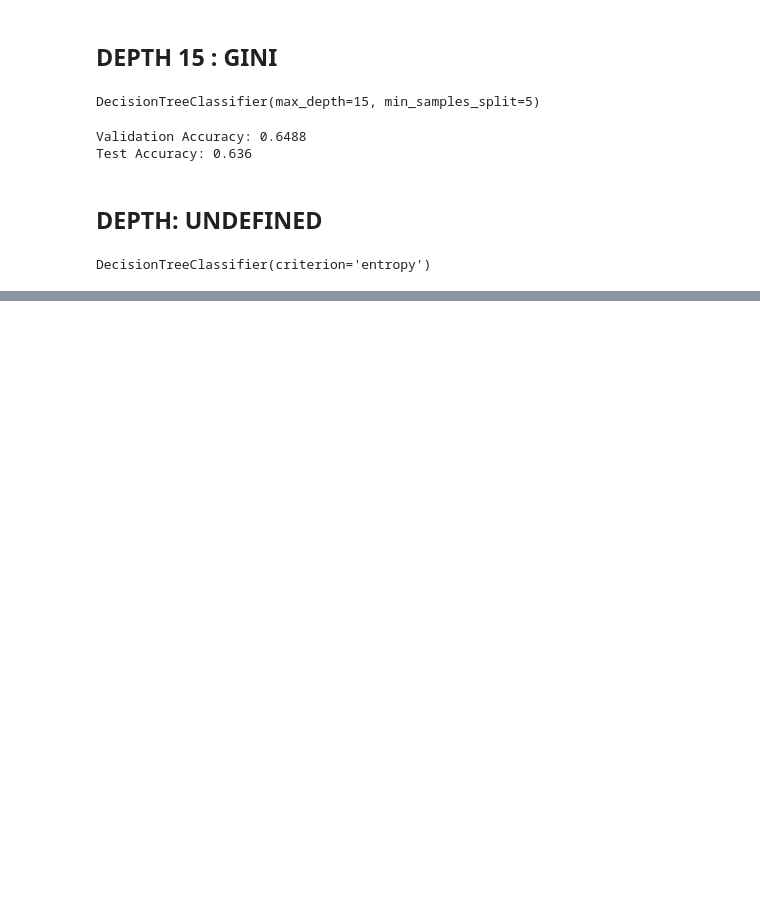
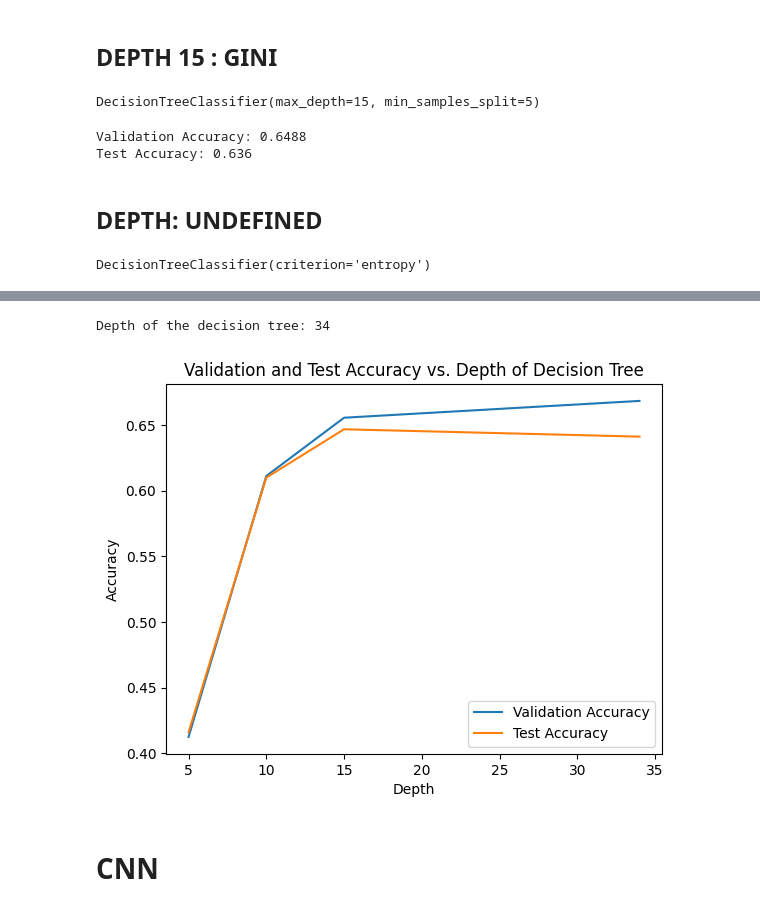
Before and after one commit to Snehee2901/Cancer-Classification, a Jupyter notebook: Project.ipynb, the cells around one changed output, grey strips where cells are left out. Cells and saved outputs as stored; diff of their text form; code cells hidden in the pictures; blank space fills up the shorter version.

Commit message:
Decision tree with plot

```diff
--- a/Project.ipynb
+++ b/Project.ipynb
@@ -304,8 +234,0 @@ print(len(X[0]))
-# %%
-X = train_generator.next()[0]  # Get the image data (features)
-y = train_generator.classes  # Get the corresponding labels
-
-# Reshape the image data to a 2D array
-num_samples = X.shape[0]
-X = X.reshape(num_samples, -1)  # Reshape to (num_samples, flattened_image_size)
-print(len(X))
@@ -435,13 +368,13 @@ clf3.fit(trainX,trainY)
 # %% [output]
 DecisionTreeClassifier(criterion='entropy', max_depth=15, min_samples_split=5)
 # %%
-y_val_pred = clf3.predict(validationX)
-val_accuracy = accuracy_score(validationY, y_val_pred)
+y_val_pred3 = clf3.predict(validationX)
+val_accuracy3 = accuracy_score(validationY, y_val_pred3)
 
 # Evaluate the model on the test set
-y_test_pred = clf3.predict(testX)
-test_accuracy = accuracy_score(testY, y_test_pred)
+y_test_pred3 = clf3.predict(testX)
+test_accuracy3 = accuracy_score(testY, y_test_pred3)
 
-print("Validation Accuracy:", val_accuracy)
-print("Test Accuracy:", test_accuracy)
+print("Validation Accuracy:", val_accuracy3)
+print("Test Accuracy:", test_accuracy3)
 # %% [output]
@@ -475,13 +424,13 @@ clf.fit(trainX,trainY)
 # %% [output]
 DecisionTreeClassifier(criterion='entropy')
 # %%
-y_val_pred = clf.predict(validationX)
-val_accuracy = accuracy_score(validationY, y_val_pred)
+y_val_pred4 = clf.predict(validationX)
+val_accuracy4 = accuracy_score(validationY, y_val_pred4)
 
 # Evaluate the model on the test set
-y_test_pred = clf.predict(testX)
-test_accuracy = accuracy_score(testY, y_test_pred)
+y_test_pred4 = clf.predict(testX)
+test_accuracy4 = accuracy_score(testY, y_test_pred4)
 
-print("Validation Accuracy:", val_accuracy)
-print("Test Accuracy:", test_accuracy)
+print("Validation Accuracy:", val_accuracy4)
+print("Test Accuracy:", test_accuracy4)
 # %% [output]
@@ -509,0 +455,20 @@ Test Accuracy: 0.6384
+# %%
+tree_depth = clf.tree_.max_depth
+print("Depth of the decision tree:", tree_depth)
+# %% [output]
+Depth of the decision tree: 34
+# %%
+# Plot add
+depths = [5,10,15,34]
+val_accuracy = [val_accuracy1,val_accuracy2,val_accuracy3,val_accuracy4]
+test_accuracy = [test_accuracy1,test_accuracy2,test_accuracy3,test_accuracy4]
+
+plt.plot(depths, val_accuracy, label='Validation Accuracy')
+plt.plot(depths, test_accuracy, label='Test Accuracy')
+plt.xlabel('Depth')
+plt.ylabel('Accuracy')
+plt.title('Validation and Test Accuracy vs. Depth of Decision Tree')
+plt.legend()
+plt.show()
+# %% [output]
+[figure, added]
@@ -509,0 +494,2 @@ Test Accuracy: 0.6384
+# %% [markdown]
+# CNN
```
Also changed, not shown: parts of 33 cells of this notebook.
